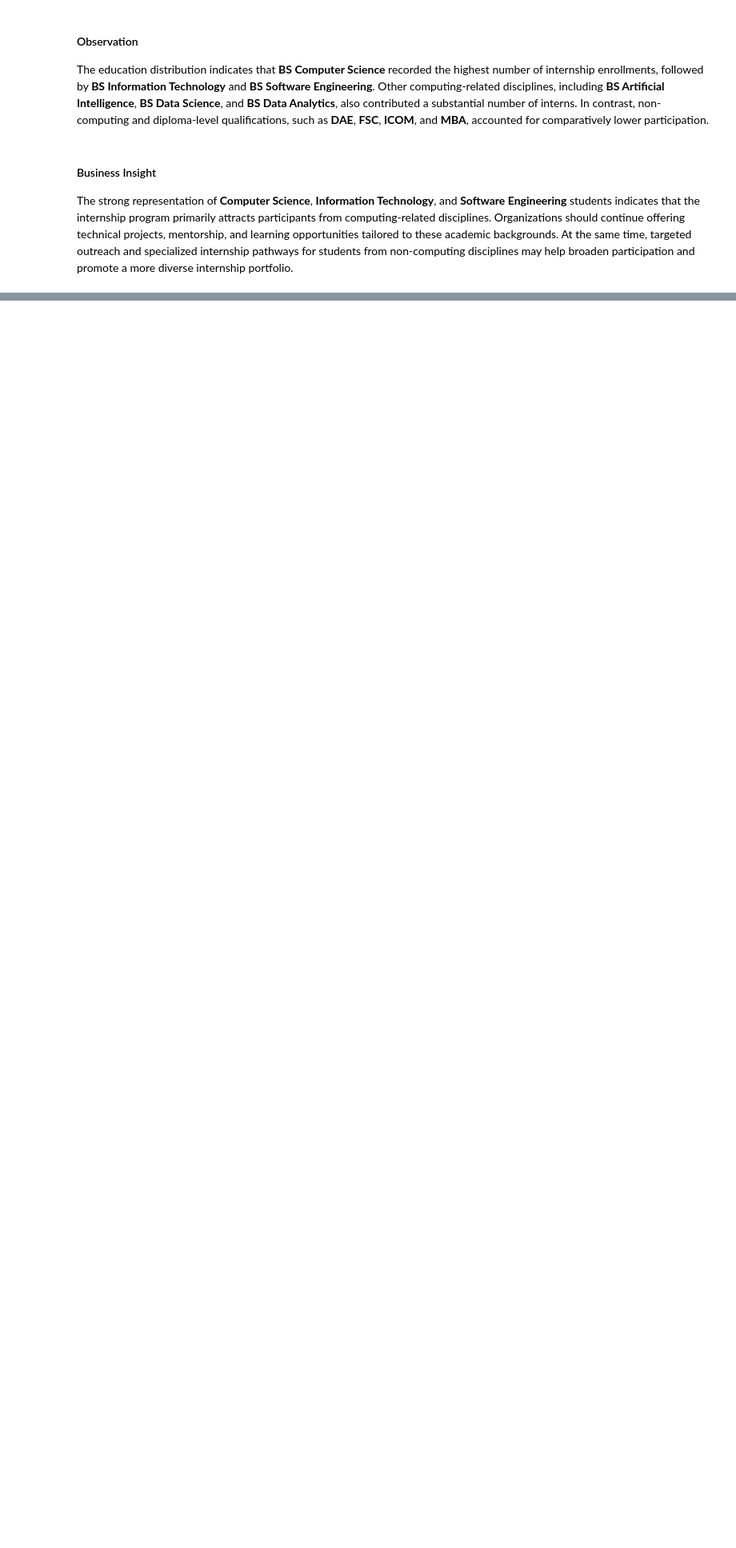
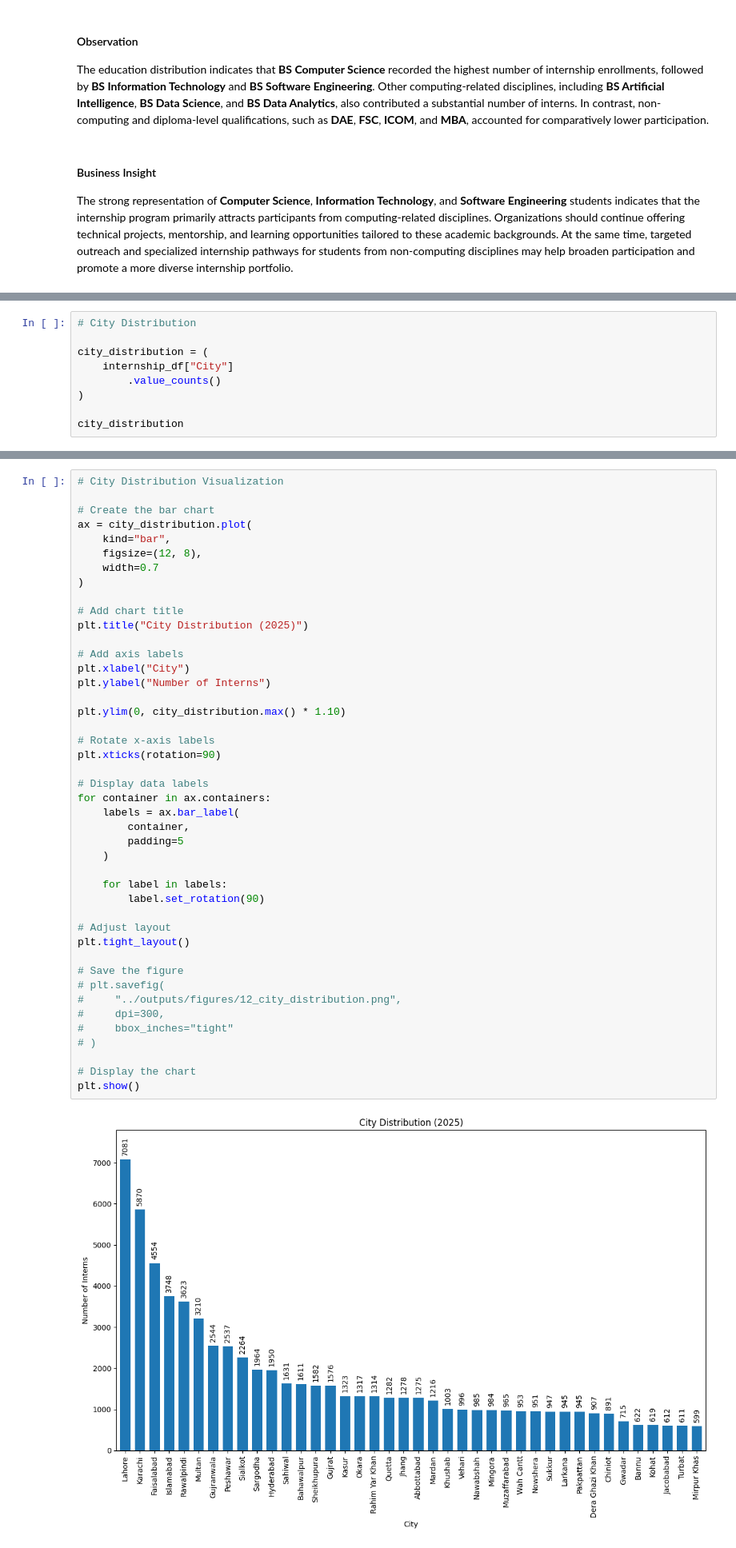
Before and after one commit to huzaifawaheed2/InterneePK-Data-Analyst-Internship, a Jupyter notebook: 01-internship-Program-Analysis/notebooks/internship_program_analysis.ipynb, the cells around one changed output, grey strips where cells are left out. Shown at 80% size. Saved outputs shown, nothing was run; the diff lists cells and outputs as text; blank space fills up the shorter version.

```diff
--- a/01-internship-Program-Analysis/notebooks/internship_program_analysis.ipynb
+++ b/01-internship-Program-Analysis/notebooks/internship_program_analysis.ipynb
@@ -1091,0 +1182,9 @@ The strong representation of **Computer Science**, **Information Technology**, a
+# %%
+# City Distribution
+
+city_distribution = (
+    internship_df["City"]
+        .value_counts()
+)
+
+city_distribution
@@ -1091,0 +1213,46 @@ The strong representation of **Computer Science**, **Information Technology**, a
+# %%
+# City Distribution Visualization
+
+# Create the bar chart
+ax = city_distribution.plot(
+    kind="bar",
+    figsize=(12, 8),
+    width=0.7
+)
+
+# Add chart title
+plt.title("City Distribution (2025)")
+
+# Add axis labels
+plt.xlabel("City")
+plt.ylabel("Number of Interns")
+
+plt.ylim(0, city_distribution.max() * 1.10)
+
+# Rotate x-axis labels
+plt.xticks(rotation=90)
+
+# Display data labels
+for container in ax.containers:
+    labels = ax.bar_label(
+        container,
+        padding=5
+    )
+
+    for label in labels:
+        label.set_rotation(90)
+
+# Adjust layout
+plt.tight_layout()
+
+# Save the figure
+# plt.savefig(
+#     "../outputs/figures/12_city_distribution.png",
+#     dpi=300,
+#     bbox_inches="tight"
+# )
+
+# Display the chart
+plt.show()
+# %% [output]
+[figure, added]
```
Also changed, not shown: parts of 90 cells of this notebook.
